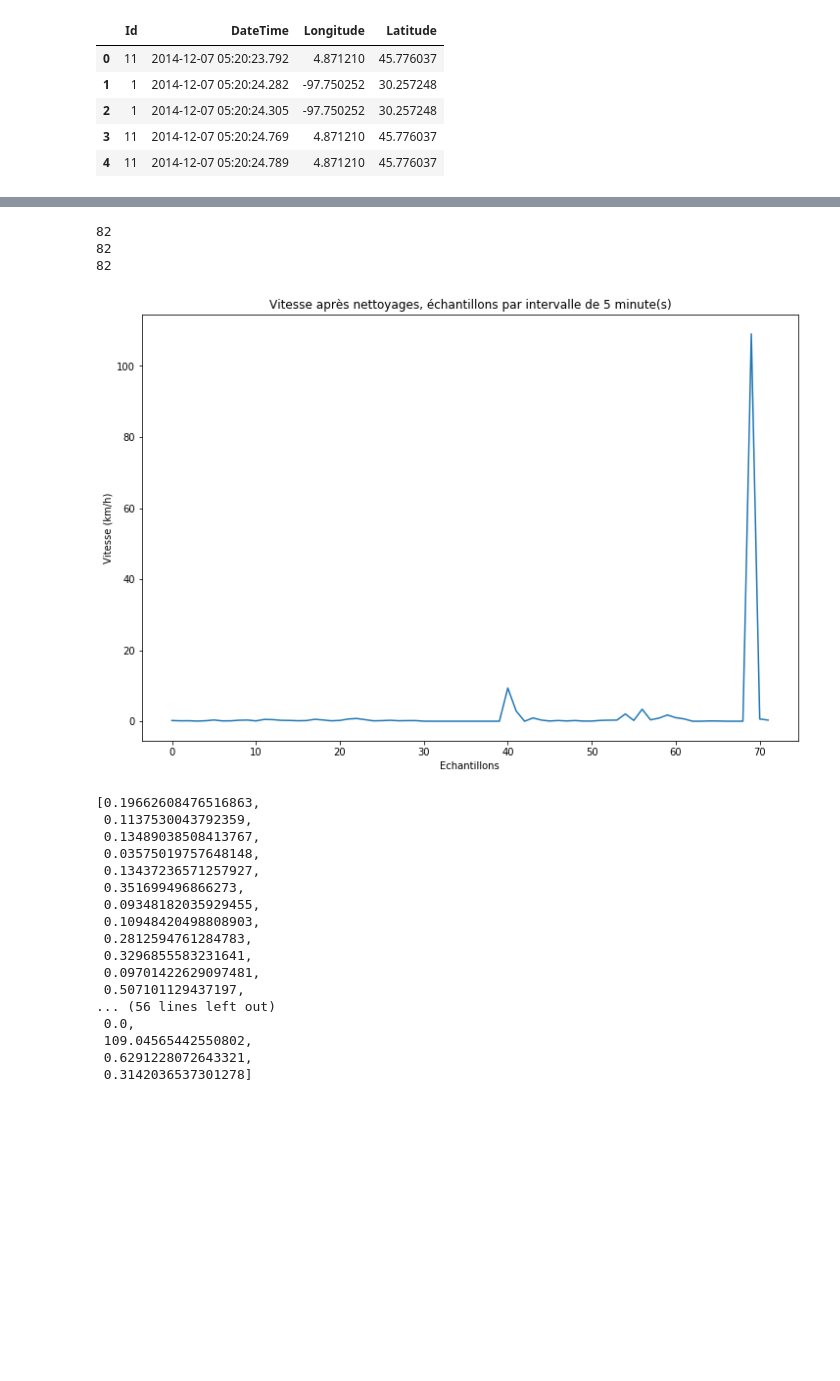
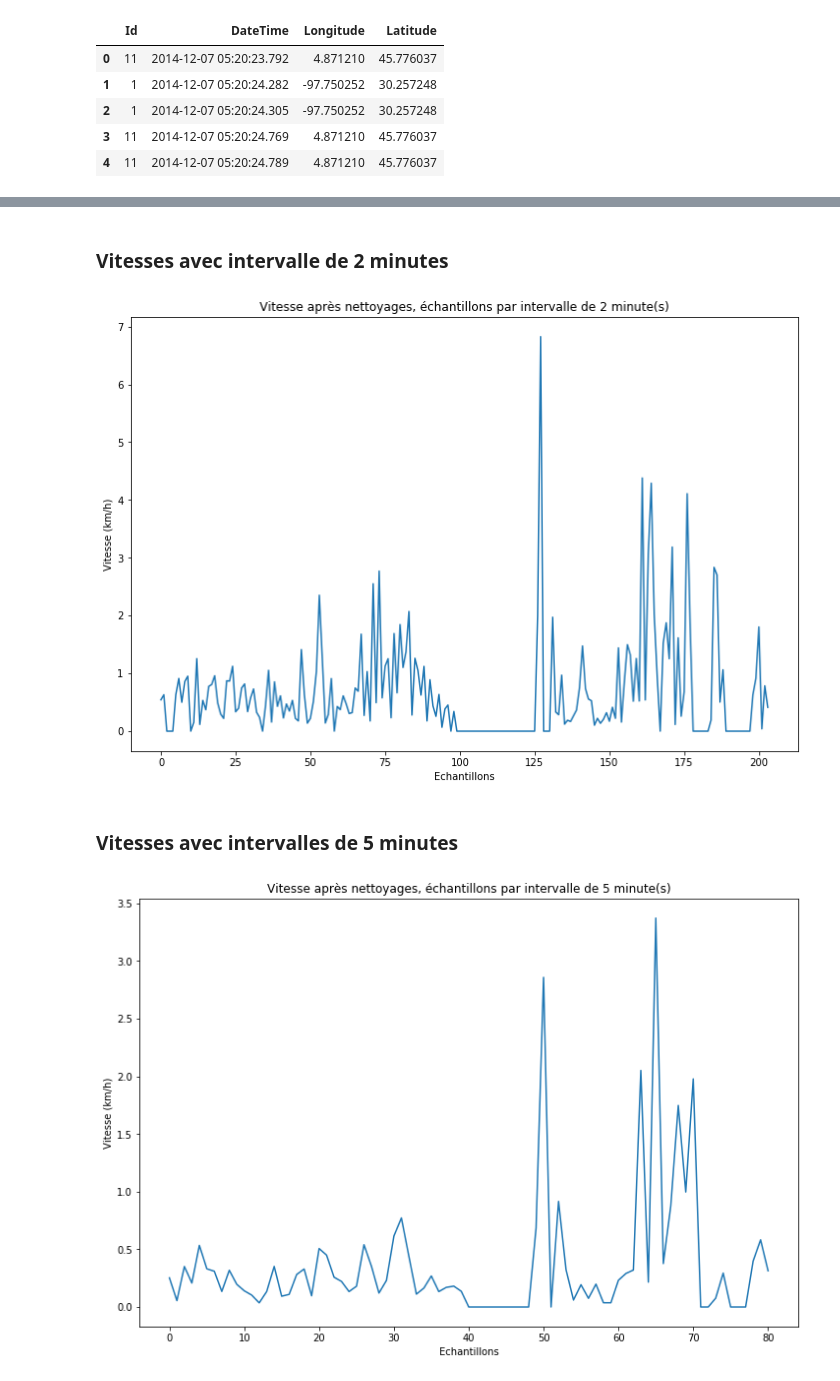
Before and after one commit to AmigoCap/CampusFlow, a Jupyter notebook: 4.ipynb, the cells around one changed output, grey strips where cells are left out. Cells and saved outputs as stored; diff of their text form; code cells hidden in the pictures; blank space fills up the shorter version.

```diff
--- a/4.ipynb
+++ b/4.ipynb
@@ -95,7 +102,7 @@ def cleanMethodMinutes(frameParam, delta):
 
     return localDf
 # %%
-def cleanMethodMinutes(frameParam, delta):
+def cleanMethodSeconds(frameParam, delta):
     listeLongitude = []
     listeLatitude = []
     listeTemps = []
@@ -103,22 +110,24 @@ def cleanMethodMinutes(frameParam, delta):
     listeLatitude2 = []
     localDf = frameParam
 
-    current = datetime.strptime(localDf.DateTime.iloc[0], '%Y-%m-%d %H:%M:%S.%f') + timedelta(minutes = delta)
+    current = datetime.strptime(localDf.DateTime.iloc[0], '%Y-%m-%d %H:%M:%S.%f') + timedelta(seconds = delta)
 
     for i in range(0, len(localDf)):
-        if datetime.strptime(localDf.DateTime.iloc[i], '%Y-%m-%d %H:%M:%S.%f') < current:
+        if datetime.strptime(localDf.DateTime.iloc[i], '%Y-%m-%d %H:%M:%S.%f') <= current:
             listeLongitude2.append(localDf.Longitude.iloc[i])
             listeLatitude2.append(localDf.Latitude.iloc[i])
             currentLongitude = localDf.Longitude.iloc[i]
             currentLatitude = localDf.Latitude.iloc[i]
-        elif datetime.strptime(localDf.DateTime.iloc[i], '%Y-%m-%d %H:%M:%S.%f') > current + timedelta(minutes = delta):
-            listeTemps.append(localDf.DateTime.iloc[i])
+        elif datetime.strptime(localDf.DateTime.iloc[i], '%Y-%m-%d %H:%M:%S.%f') >= current + timedelta(seconds = delta):
+            #listeTemps.append(localDf.DateTime.iloc[i])
+            listeTemps.append(current.strftime('%Y-%m-%d %H:%M:%S.%f'))
             listeLongitude.append(currentLongitude)
             listeLatitude.append(currentLatitude)
-            current = current + timedelta(minutes = delta)
+            current = current + timedelta(seconds = delta)
         else:
-            listeTemps.append(localDf.DateTime.iloc[i])
-            current = current + timedelta(minutes = delta)
+            #listeTemps.append(localDf.DateTime.iloc[i])
+            listeTemps.append(current.strftime('%Y-%m-%d %H:%M:%S.%f'))
+            current = current + timedelta(seconds = delta)
             listeLongitude.append(max(set(listeLongitude2), key = listeLongitude2.count))
             listeLatitude.append(max(set(listeLatitude2), key = listeLatitude2.count))
             listeLongitude2 = []
@@ -129,9 +138,5 @@ def cleanMethodMinutes(frameParam, delta):
          'Longitude': listeLongitude,
          'Latitude': listeLatitude
         })
-    print(len(listeTemps))
-    print(len(listeLongitude))
-    print(len(listeLatitude))
-
 
     return localDf
@@ -140,7 +151,7 @@ Cet algorithme est mieux dans la mesure où il laisse les intervalles de temps.
 # %%
 def showSpeedGraph(localDf, delta, unit):
     liste = []
-    for i in range(10, len(localDf)):
+    for i in range(1, len(localDf)):
         deltaT = datetime.strptime(localDf.DateTime.iloc[i], '%Y-%m-%d %H:%M:%S.%f') - datetime.strptime(localDf.DateTime.iloc[i-1], '%Y-%m-%d %H:%M:%S.%f')
         if deltaT.total_seconds() == 0:
             continue
@@ -156,7 +167,6 @@ def showSpeedGraph(localDf, delta, unit):
     plt.plot(liste)
     plt.title("Vitesse après nettoyages, échantillons par intervalle de "+ str(delta) + " " + unit+ "(s)" )
     plt.show()
-    return liste
 # %%
 path = "Data/Privamov/"
 allFiles = glob.glob(path + "privamov*")
@@ -179,25 +200,14 @@ frame.head()
+# %% [markdown]
+### Vitesses avec intervalle de 2 minutes
+# %%
+speedDf = cleanMethodMinutes(frame[frame["Id"] == 11], 2)
+showSpeedGraph(speedDf, 2, "minute")
+# %% [output]
+[figure, added]
+# %% [markdown]
+### Vitesses avec intervalles de 5 minutes
 # %%
-test = cleanMethodMinutes(frame[frame["Id"] == 11], 5)
-showSpeedGraph(test, 5, "minute")
+speedDf = cleanMethodMinutes(frame[frame["Id"] == 11], 5)
+showSpeedGraph(speedDf, 5, "minute")
 # %% [output]
-82
-82
-82
-[figure, old version]
+[figure, new version]
-[0.19662608476516863,
- 0.1137530043792359,
- 0.13489038508413767,
- 0.03575019757648148,
- 0.13437236571257927,
- 0.351699496866273,
- 0.09348182035929455,
- 0.10948420498808903,
- 0.2812594761284783,
- 0.3296855583231641,
- 0.09701422629097481,
- 0.507101129437197,
-... (56 lines left out)
- 0.0,
- 109.04565442550802,
- 0.6291228072643321,
- 0.3142036537301278]
```
Also changed, not shown: parts of 21 cells of this notebook, 4 other files.
